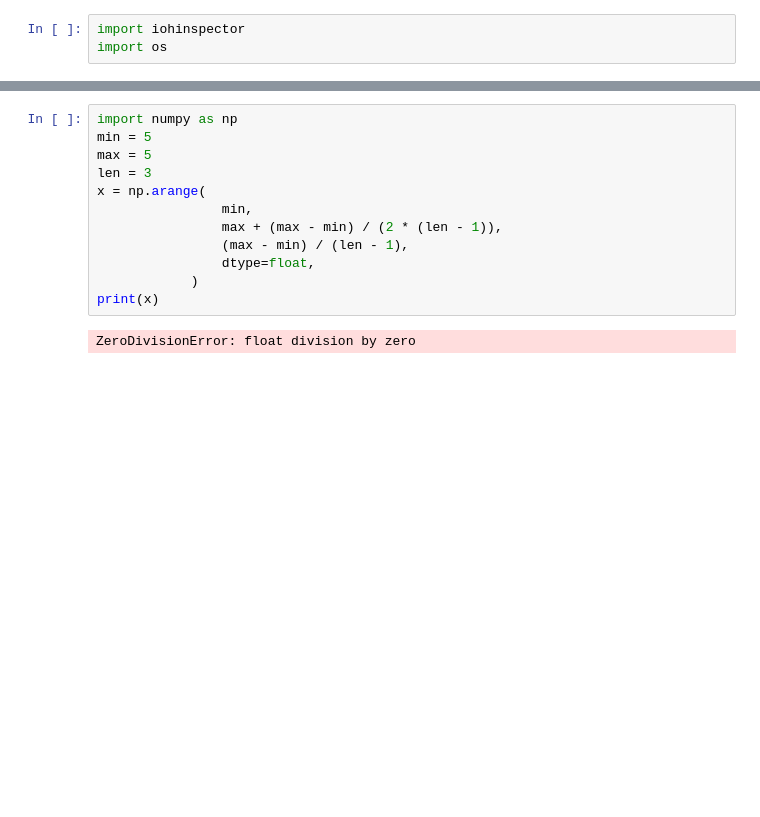
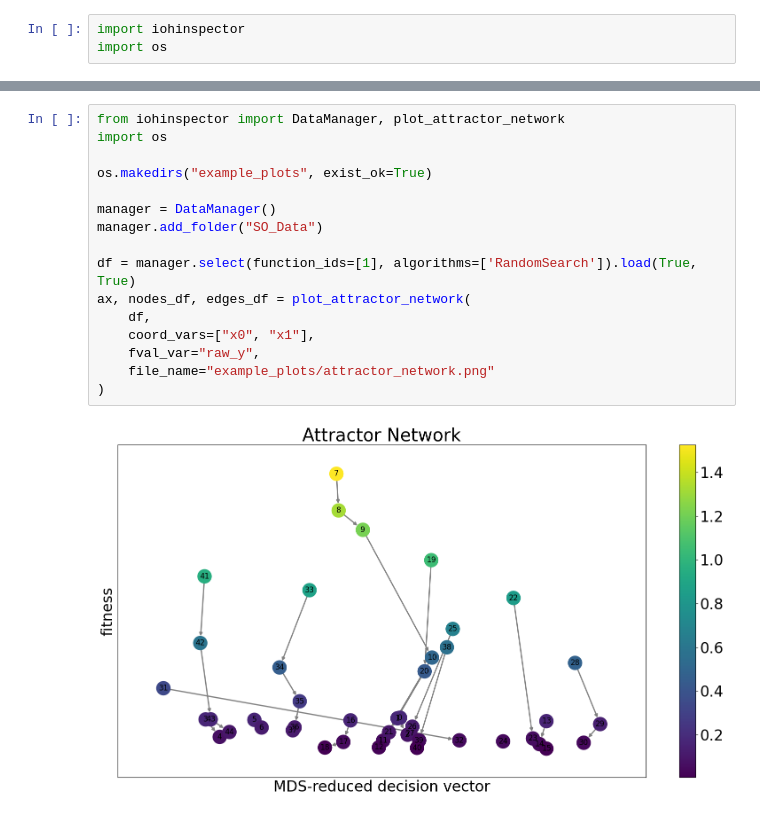
Before and after one commit to IOHprofiler/IOHinspector, a Jupyter notebook: aux/try.ipynb, the cells around one changed output, grey strips where cells are left out. Drawn from its saved outputs; the diff is of its cells as text; blank space fills up the shorter version.

Commit message:
function reference

```diff
--- a/aux/try.ipynb
+++ b/aux/try.ipynb
@@ -353,14 +4,18 @@ shape: (368, 15)
-# %%
-import numpy as np
-min = 5
-max = 5
-len = 3
-x = np.arange(
-                min,
-                max + (max - min) / (2 * (len - 1)),
-                (max - min) / (len - 1),
-                dtype=float,
-            )
-print(x)
-# %% [output]
-ZeroDivisionError: float division by zero
+# %%
+from iohinspector import DataManager, plot_attractor_network
+import os
+
+os.makedirs("example_plots", exist_ok=True)
+
+manager = DataManager()
+manager.add_folder("SO_Data")
+
+df = manager.select(function_ids=[1], algorithms=['RandomSearch']).load(True, True)
+ax, nodes_df, edges_df = plot_attractor_network(
+    df,
+    coord_vars=["x0", "x1"],
+    fval_var="raw_y",
+    file_name="example_plots/attractor_network.png"
+)
+# %% [output]
+[figure, added]
```
Also changed, not shown: parts of 26 cells of this notebook, 41 other files.
